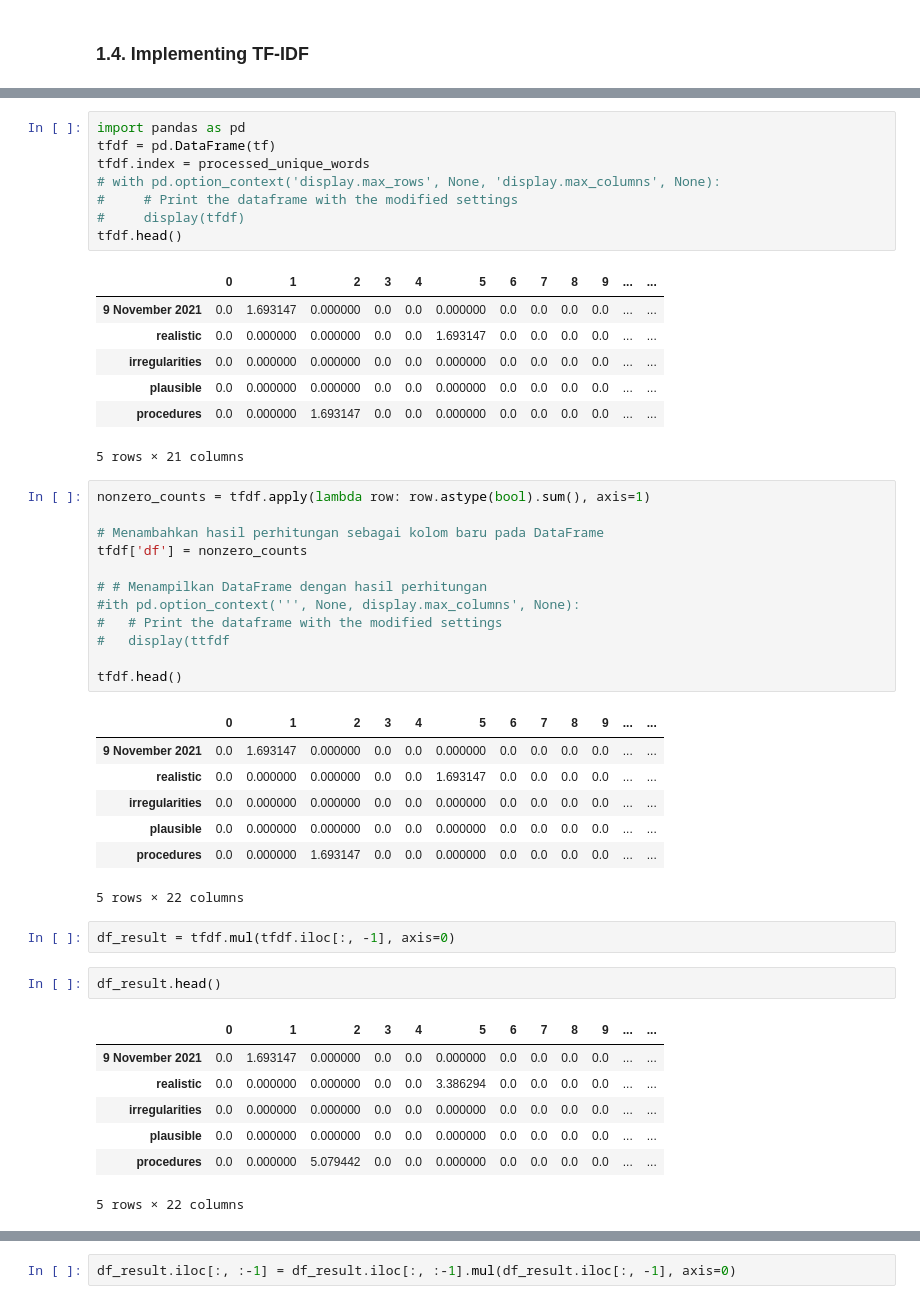
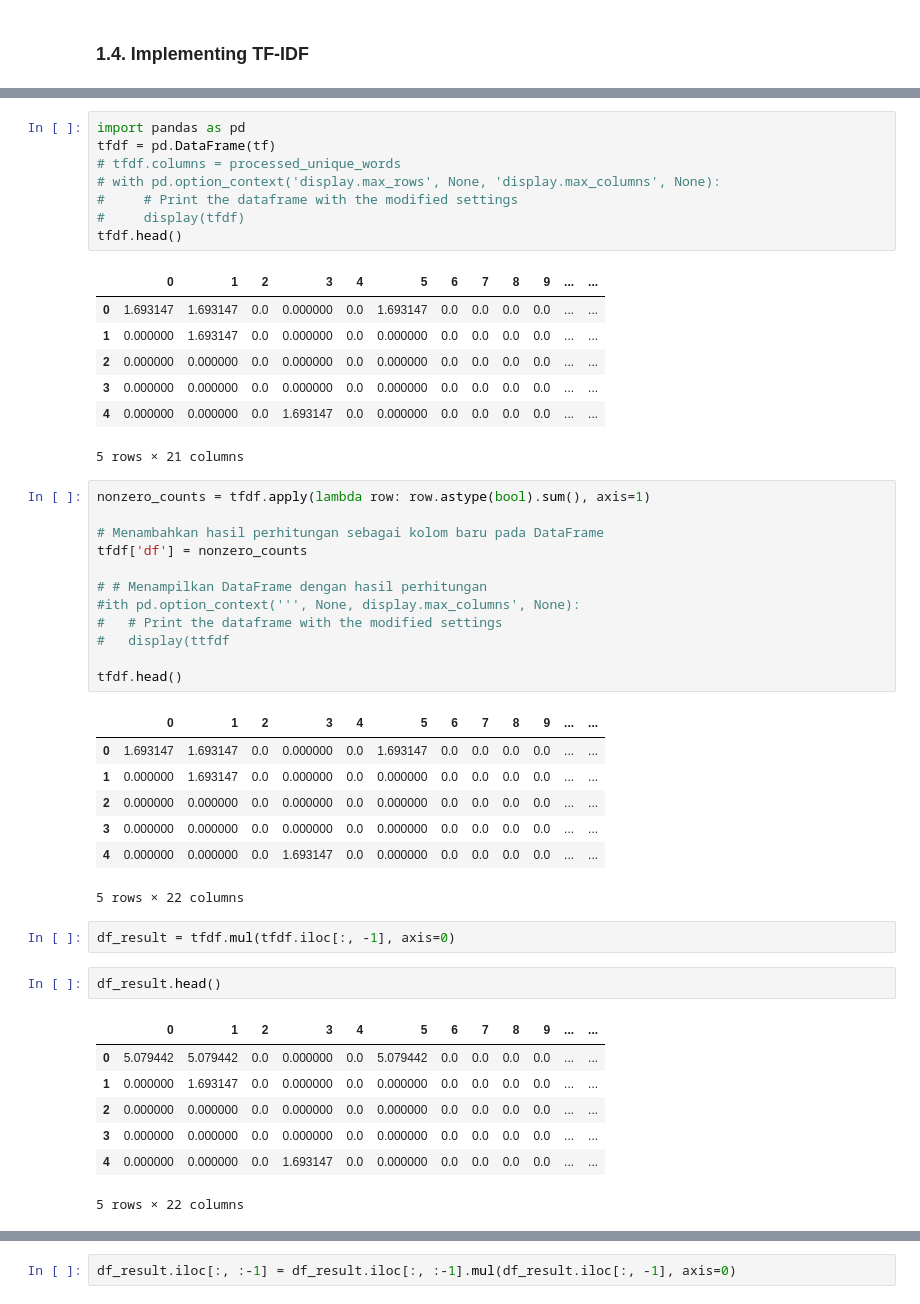
Before and after one commit to ImaginaryTree/HDTwit, a Jupyter notebook: Tubes_Machine_Learning.ipynb, the cells around one changed output, grey strips where cells are left out. Drawn from its saved outputs; the diff is of its cells as text.

```diff
--- a/Tubes_Machine_Learning.ipynb
+++ b/Tubes_Machine_Learning.ipynb
@@ -160,18 +179,18 @@ for i in range(len(docs)):
 # %%
 import pandas as pd
 tfdf = pd.DataFrame(tf)
-tfdf.index = processed_unique_words
+# tfdf.columns = processed_unique_words
 # with pd.option_context('display.max_rows', None, 'display.max_columns', None):
 #     # Print the dataframe with the modified settings
 #     display(tfdf)
 tfdf.head()
 # %% [output]
 |  | 0 | 1 | 2 | 3 | 4 | 5 | 6 | 7 | 8 | 9 | ... | ... |
-| 9 November 2021 | 0.0 | 1.693147 | 0.000000 | 0.0 | 0.0 | 0.000000 | 0.0 | 0.0 | 0.0 | 0.0 | ... | ... |
-| realistic | 0.0 | 0.000000 | 0.000000 | 0.0 | 0.0 | 1.693147 | 0.0 | 0.0 | 0.0 | 0.0 | ... | ... |
-| irregularities | 0.0 | 0.000000 | 0.000000 | 0.0 | 0.0 | 0.000000 | 0.0 | 0.0 | 0.0 | 0.0 | ... | ... |
-| plausible | 0.0 | 0.000000 | 0.000000 | 0.0 | 0.0 | 0.000000 | 0.0 | 0.0 | 0.0 | 0.0 | ... | ... |
-| procedures | 0.0 | 0.000000 | 1.693147 | 0.0 | 0.0 | 0.000000 | 0.0 | 0.0 | 0.0 | 0.0 | ... | ... |
+| 0 | 1.693147 | 1.693147 | 0.0 | 0.000000 | 0.0 | 1.693147 | 0.0 | 0.0 | 0.0 | 0.0 | ... | ... |
+| 1 | 0.000000 | 1.693147 | 0.0 | 0.000000 | 0.0 | 0.000000 | 0.0 | 0.0 | 0.0 | 0.0 | ... | ... |
+| 2 | 0.000000 | 0.000000 | 0.0 | 0.000000 | 0.0 | 0.000000 | 0.0 | 0.0 | 0.0 | 0.0 | ... | ... |
+| 3 | 0.000000 | 0.000000 | 0.0 | 0.000000 | 0.0 | 0.000000 | 0.0 | 0.0 | 0.0 | 0.0 | ... | ... |
+| 4 | 0.000000 | 0.000000 | 0.0 | 1.693147 | 0.0 | 0.000000 | 0.0 | 0.0 | 0.0 | 0.0 | ... | ... |
 5 rows × 21 columns
 # %%
 nonzero_counts = tfdf.apply(lambda row: row.astype(bool).sum(), axis=1)
@@ -187,11 +206,11 @@ tfdf['df'] = nonzero_counts
 tfdf.head()
 # %% [output]
 |  | 0 | 1 | 2 | 3 | 4 | 5 | 6 | 7 | 8 | 9 | ... | ... |
-| 9 November 2021 | 0.0 | 1.693147 | 0.000000 | 0.0 | 0.0 | 0.000000 | 0.0 | 0.0 | 0.0 | 0.0 | ... | ... |
-| realistic | 0.0 | 0.000000 | 0.000000 | 0.0 | 0.0 | 1.693147 | 0.0 | 0.0 | 0.0 | 0.0 | ... | ... |
-| irregularities | 0.0 | 0.000000 | 0.000000 | 0.0 | 0.0 | 0.000000 | 0.0 | 0.0 | 0.0 | 0.0 | ... | ... |
-| plausible | 0.0 | 0.000000 | 0.000000 | 0.0 | 0.0 | 0.000000 | 0.0 | 0.0 | 0.0 | 0.0 | ... | ... |
-| procedures | 0.0 | 0.000000 | 1.693147 | 0.0 | 0.0 | 0.000000 | 0.0 | 0.0 | 0.0 | 0.0 | ... | ... |
+| 0 | 1.693147 | 1.693147 | 0.0 | 0.000000 | 0.0 | 1.693147 | 0.0 | 0.0 | 0.0 | 0.0 | ... | ... |
+| 1 | 0.000000 | 1.693147 | 0.0 | 0.000000 | 0.0 | 0.000000 | 0.0 | 0.0 | 0.0 | 0.0 | ... | ... |
+| 2 | 0.000000 | 0.000000 | 0.0 | 0.000000 | 0.0 | 0.000000 | 0.0 | 0.0 | 0.0 | 0.0 | ... | ... |
+| 3 | 0.000000 | 0.000000 | 0.0 | 0.000000 | 0.0 | 0.000000 | 0.0 | 0.0 | 0.0 | 0.0 | ... | ... |
+| 4 | 0.000000 | 0.000000 | 0.0 | 1.693147 | 0.0 | 0.000000 | 0.0 | 0.0 | 0.0 | 0.0 | ... | ... |
 5 rows × 22 columns
 # %%
 df_result = tfdf.mul(tfdf.iloc[:, -1], axis=0)
@@ -199,11 +218,11 @@ df_result = tfdf.mul(tfdf.iloc[:, -1], axis=0)
 df_result.head()
 # %% [output]
 |  | 0 | 1 | 2 | 3 | 4 | 5 | 6 | 7 | 8 | 9 | ... | ... |
-| 9 November 2021 | 0.0 | 1.693147 | 0.000000 | 0.0 | 0.0 | 0.000000 | 0.0 | 0.0 | 0.0 | 0.0 | ... | ... |
-| realistic | 0.0 | 0.000000 | 0.000000 | 0.0 | 0.0 | 3.386294 | 0.0 | 0.0 | 0.0 | 0.0 | ... | ... |
-| irregularities | 0.0 | 0.000000 | 0.000000 | 0.0 | 0.0 | 0.000000 | 0.0 | 0.0 | 0.0 | 0.0 | ... | ... |
-| plausible | 0.0 | 0.000000 | 0.000000 | 0.0 | 0.0 | 0.000000 | 0.0 | 0.0 | 0.0 | 0.0 | ... | ... |
-| procedures | 0.0 | 0.000000 | 5.079442 | 0.0 | 0.0 | 0.000000 | 0.0 | 0.0 | 0.0 | 0.0 | ... | ... |
+| 0 | 5.079442 | 5.079442 | 0.0 | 0.000000 | 0.0 | 5.079442 | 0.0 | 0.0 | 0.0 | 0.0 | ... | ... |
+| 1 | 0.000000 | 1.693147 | 0.0 | 0.000000 | 0.0 | 0.000000 | 0.0 | 0.0 | 0.0 | 0.0 | ... | ... |
+| 2 | 0.000000 | 0.000000 | 0.0 | 0.000000 | 0.0 | 0.000000 | 0.0 | 0.0 | 0.0 | 0.0 | ... | ... |
+| 3 | 0.000000 | 0.000000 | 0.0 | 0.000000 | 0.0 | 0.000000 | 0.0 | 0.0 | 0.0 | 0.0 | ... | ... |
+| 4 | 0.000000 | 0.000000 | 0.0 | 1.693147 | 0.0 | 0.000000 | 0.0 | 0.0 | 0.0 | 0.0 | ... | ... |
 5 rows × 22 columns
 # %%
 np.array(df_result['df'])
```
Also changed, not shown: parts of 15 cells of this notebook.
